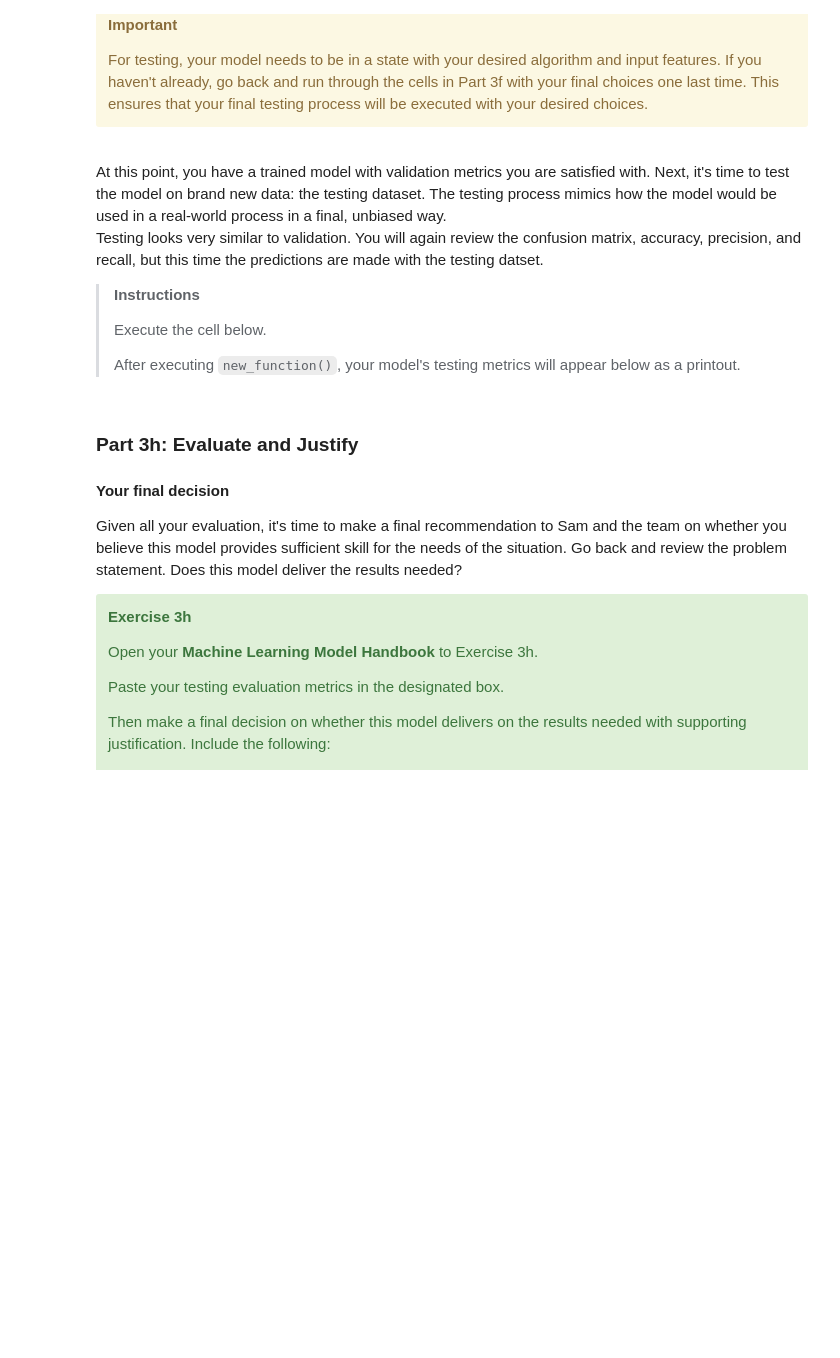
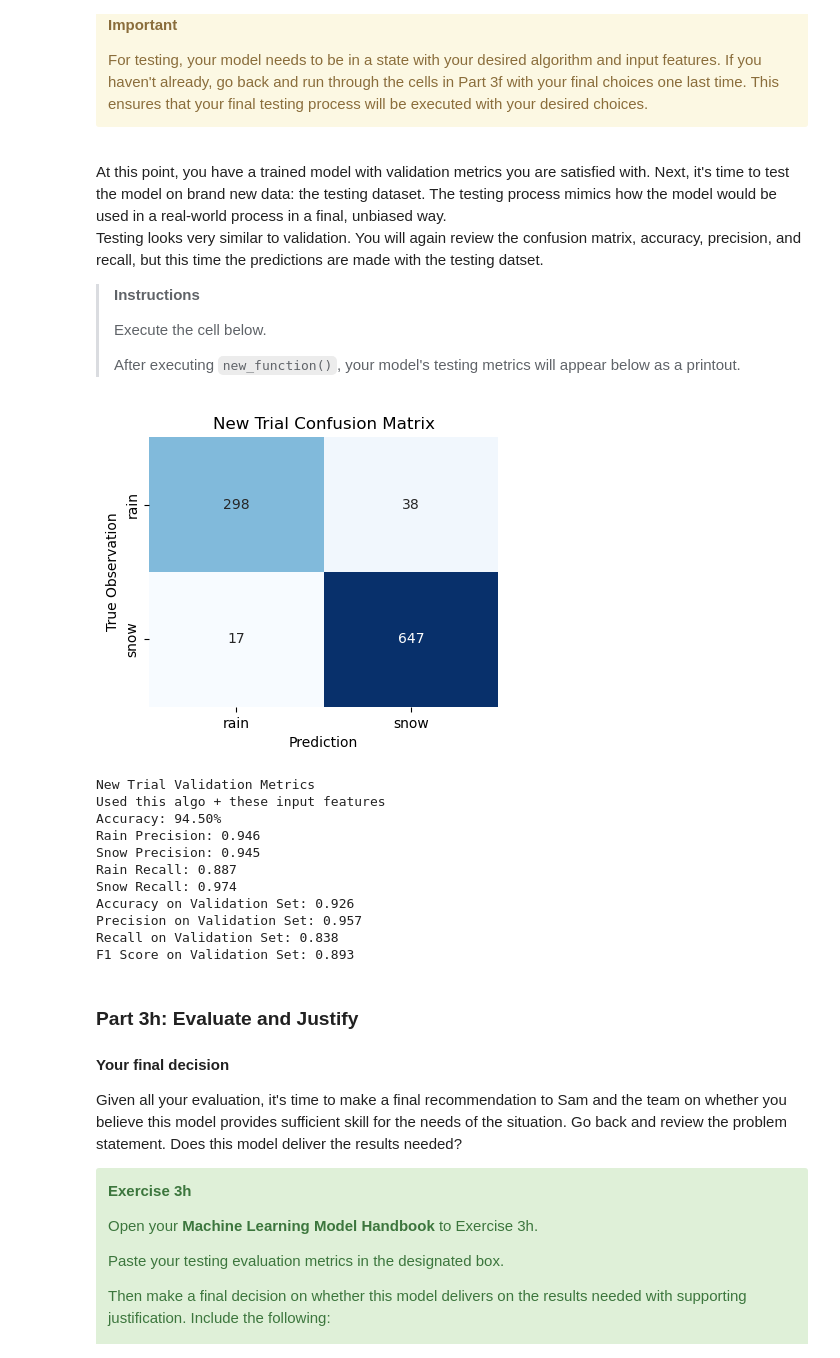
Before and after one commit to Unidata/supervised-ml-readiness, a Jupyter notebook: Module2/ptype_ml.ipynb, the cells around one changed output. Cells and saved outputs as stored; diff of their text form; code cells hidden in the pictures; blank space fills up the shorter version.

```diff
--- a/Module2/ptype_ml.ipynb
+++ b/Module2/ptype_ml.ipynb
@@ -642,43 +660,46 @@ Testing looks very similar to validation. You will again review the confusion ma
 > After executing `new_function()`, your model's testing metrics will appear below as a printout.
 # %%
 # Predicting the Validation set results
-y_test_pred = model.predict(X_test_filtered)
+y_test_pred = model2.predict(X_test_filtered)
 
-# metrics
-class_labels = model.classes_
-
-cm = confusion_matrix(y_val, y_test_pred)
-
-# Create heatmap with labels
-plt.figure(figsize=(4, 3))
-sns.heatmap(cm, annot=True, fmt='d', cmap='Blues',
-            xticklabels=class_labels,
-            yticklabels=class_labels,
-            cbar=False)
-plt.xlabel('Prediction')
-plt.ylabel('True Observation')
-plt.title('New Trial Confusion Matrix')
+fig = plot_confusion_matrix(class_labels2,
+                            y_true=y_test,
+                            y_pred=y_test_pred,
+                            title='New Trial Confusion Matrix')
 plt.show()
 
-precision, recall, _, _ = precision_recall_fscore_support(y_val, y_val_pred, average=None, labels=['rain', 'snow'])
-accuracy = (accuracy_score(y_val, y_val_pred))*100
+precision, recall, _, _ = precision_recall_fscore_support(y_test, y_test_pred, average=None, labels=['rain', 'snow'])
+accuracy = (accuracy_score(y_test, y_test_pred))*100
 
 print("New Trial Validation Metrics")
 print("Used this algo + these input features")
 print(f"Accuracy: {accuracy:.2f}%")
 print(f"Rain Precision: {precision[0]:.3f}")
 print(f"Snow Precision: {precision[1]:.3f}")
 print(f"Rain Recall: {recall[0]:.3f}")
 print(f"Snow Recall: {recall[1]:.3f}")
 
 # Get various metrics for validation set
-accuracy_val = accuracy_score(y_val, y_test_pred)
-precision_val, recall_val, f1_val, _ = precision_recall_fscore_support(y_val, y_val_pred, average='binary', pos_label='rain')
+accuracy_val = accuracy_score(y_val, y_pred2)
+precision_val, recall_val, f1_val, _ = precision_recall_fscore_support(y_val, y_pred2, average='binary', pos_label='rain')
 
 print(f"Accuracy on Validation Set: {accuracy_val:.3f}")
 print(f"Precision on Validation Set: {precision_val:.3f}")
 print(f"Recall on Validation Set: {recall_val:.3f}")
 print(f"F1 Score on Validation Set: {f1_val:.3f}")
+# %% [output]
+[figure, added]
+New Trial Validation Metrics
+Used this algo + these input features
+Accuracy: 94.50%
+Rain Precision: 0.946
+Snow Precision: 0.945
+Rain Recall: 0.887
+Snow Recall: 0.974
+Accuracy on Validation Set: 0.926
+Precision on Validation Set: 0.957
+Recall on Validation Set: 0.838
+F1 Score on Validation Set: 0.893
 # %% [markdown]
 ### Part 3h: Evaluate and Justify
 
```
Also changed, not shown: parts of 10 cells of this notebook.
